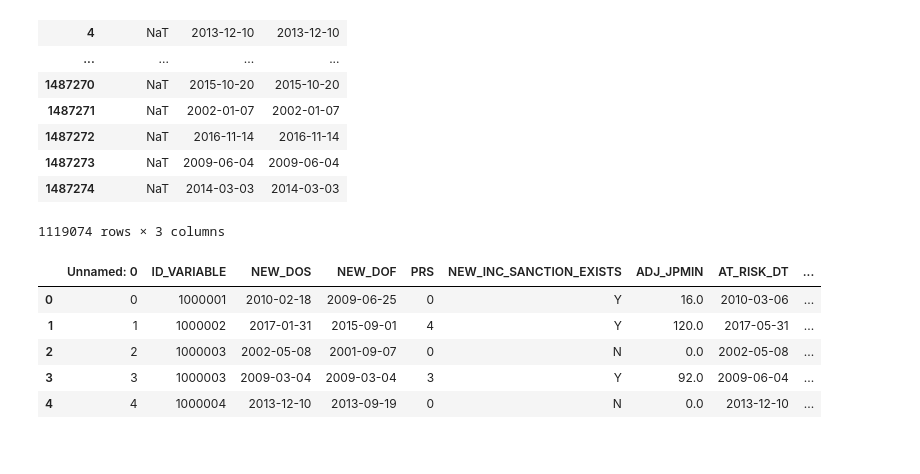
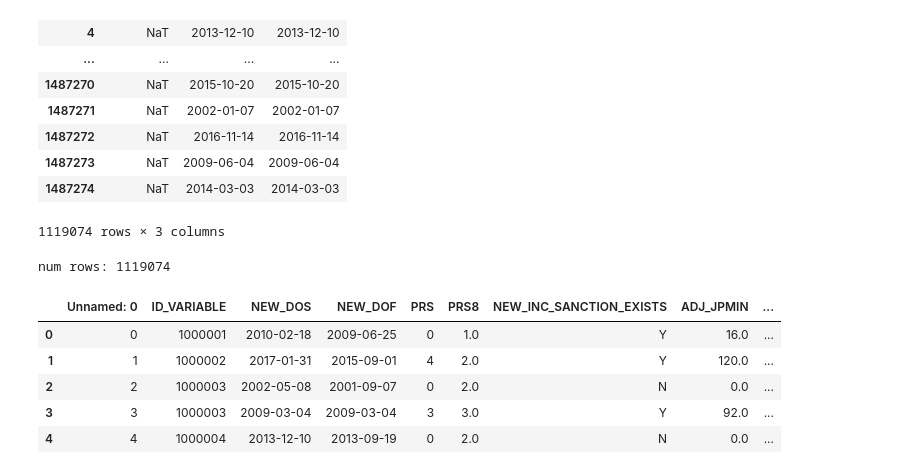
Before and after one commit to aud-z/PA_sentencing, a Jupyter notebook: data_cleaning_pipeline.ipynb, the cells around one changed output. Saved outputs shown, nothing was run; the diff lists cells and outputs as text; code cells hidden in the pictures.

```diff
--- a/data_cleaning_pipeline.ipynb
+++ b/data_cleaning_pipeline.ipynb
@@ -895,13 +897,15 @@ output_path = os.path.join(pa_sentencing_path, "Project", "data", "recidivism_da
 result.to_csv(output_path) #export the final results
 # %%
 # #check to see what the data looks like
-# test = pd.read_csv(output_path)
+test = pd.read_csv(output_path)
 
-# test.head()
+print("num rows:", len(test.index))
+test.head()
 # %% [output]
+num rows: 1119074
-|  | Unnamed: 0 | ID_VARIABLE | NEW_DOS | NEW_DOF | PRS | NEW_INC_SANCTION_EXISTS | ADJ_JPMIN | AT_RISK_DT | ... |
-| 0 | 0 | 1000001 | 2010-02-18 | 2009-06-25 | 0 | Y | 16.0 | 2010-03-06 | ... |
-| 1 | 1 | 1000002 | 2017-01-31 | 2015-09-01 | 4 | Y | 120.0 | 2017-05-31 | ... |
-| 2 | 2 | 1000003 | 2002-05-08 | 2001-09-07 | 0 | N | 0.0 | 2002-05-08 | ... |
-| 3 | 3 | 1000003 | 2009-03-04 | 2009-03-04 | 3 | Y | 92.0 | 2009-06-04 | ... |
-| 4 | 4 | 1000004 | 2013-12-10 | 2013-09-19 | 0 | N | 0.0 | 2013-12-10 | ... |
+|  | Unnamed: 0 | ID_VARIABLE | NEW_DOS | NEW_DOF | PRS | PRS8 | NEW_INC_SANCTION_EXISTS | ADJ_JPMIN | ... |
+| 0 | 0 | 1000001 | 2010-02-18 | 2009-06-25 | 0 | 1.0 | Y | 16.0 | ... |
+| 1 | 1 | 1000002 | 2017-01-31 | 2015-09-01 | 4 | 2.0 | Y | 120.0 | ... |
+| 2 | 2 | 1000003 | 2002-05-08 | 2001-09-07 | 0 | 2.0 | N | 0.0 | ... |
+| 3 | 3 | 1000003 | 2009-03-04 | 2009-03-04 | 3 | 3.0 | Y | 92.0 | ... |
+| 4 | 4 | 1000004 | 2013-12-10 | 2013-09-19 | 0 | 2.0 | N | 0.0 | ... |
```
Also changed, not shown: parts of 9 cells of this notebook.
